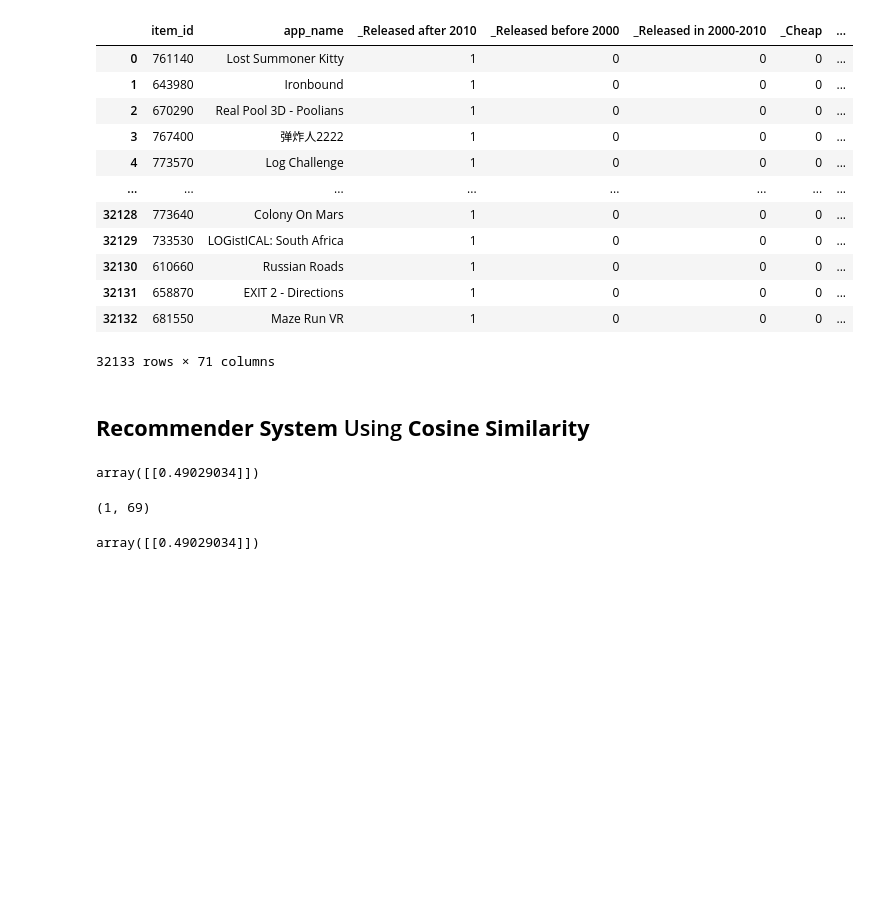
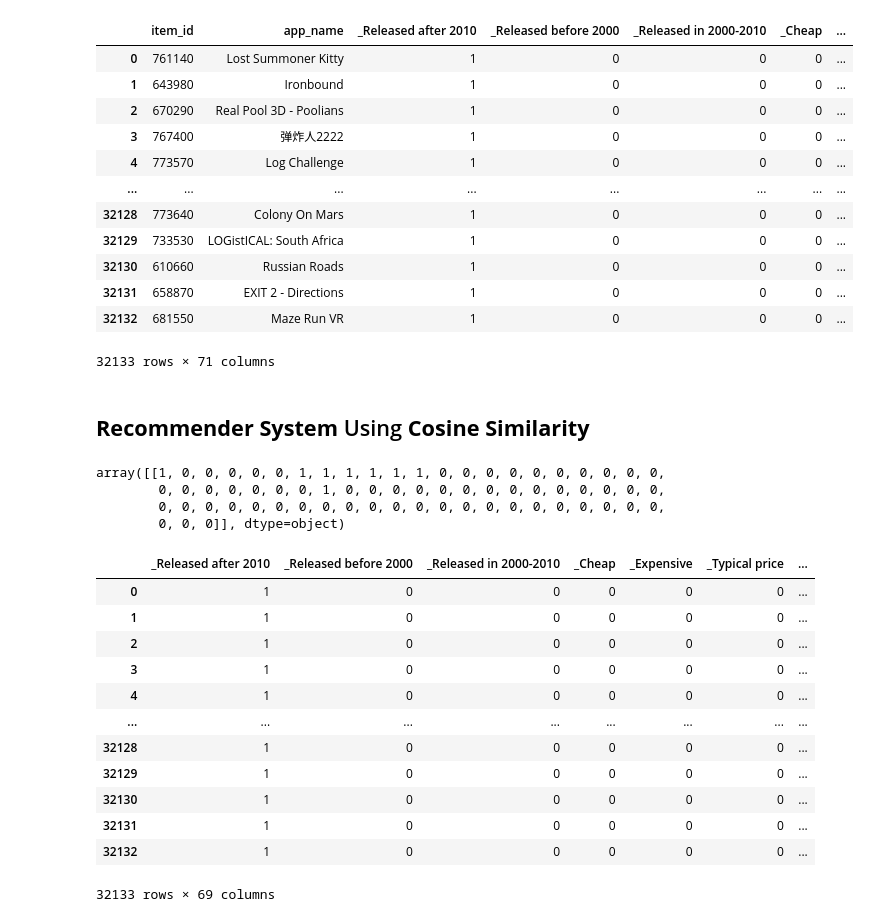
Before and after one commit to Juan-Mendoza00/pi_mlops, a Jupyter notebook: 4.EDA_and_Preprocessing.ipynb, the cells around one changed output. Cells and saved outputs as stored; diff of their text form; code cells hidden in the pictures; blank space fills up the shorter version.

```diff
--- a/4.EDA_and_Preprocessing.ipynb
+++ b/4.EDA_and_Preprocessing.ipynb
@@ -252,3 +263,10 @@ print('Number of unique values:', len(pd.unique(specs)))
 # %% [output]
 Length: 143418
 Number of unique values: 40
+# %%
+from functions.preprocessing import specs_unpacking
+
+specs = specs_unpacking(df_games)
+
+print('Length:', len(specs))
+print('Number of unique values:', len(pd.unique(specs)))
@@ -545,12 +577,25 @@ y = df_games.iloc[1,2:].values.reshape(1,-1)
-# %%
-cosine_similarity(X=x,Y=y)
-# %% [output]
-array([[0.49029034]])
 # %%
-x.shape
+x
 # %% [output]
-(1, 69)
+array([[1, 0, 0, 0, 0, 0, 1, 1, 1, 1, 1, 1, 0, 0, 0, 0, 0, 0, 0, 0, 0, 0,
+        0, 0, 0, 0, 0, 0, 0, 1, 0, 0, 0, 0, 0, 0, 0, 0, 0, 0, 0, 0, 0, 0,
+        0, 0, 0, 0, 0, 0, 0, 0, 0, 0, 0, 0, 0, 0, 0, 0, 0, 0, 0, 0, 0, 0,
+        0, 0, 0]], dtype=object)
-# %%
-cosine_similarity(X=x, Y=y)
-# %% [output]
-array([[0.49029034]])
+# %%
+slice_df = df_games.iloc[:,2:]
+# %%
+slice_df
+# %% [output]
+|  | _Released after 2010 | _Released before 2000 | _Released in 2000-2010 | _Cheap | _Expensive | _Typical price | ... |
+| 0 | 1 | 0 | 0 | 0 | 0 | 0 | ... |
+| 1 | 1 | 0 | 0 | 0 | 0 | 0 | ... |
+| 2 | 1 | 0 | 0 | 0 | 0 | 0 | ... |
+| 3 | 1 | 0 | 0 | 0 | 0 | 0 | ... |
+| 4 | 1 | 0 | 0 | 0 | 0 | 0 | ... |
+| ... | ... | ... | ... | ... | ... | ... | ... |
+| 32128 | 1 | 0 | 0 | 0 | 0 | 0 | ... |
+| 32129 | 1 | 0 | 0 | 0 | 0 | 0 | ... |
+| 32130 | 1 | 0 | 0 | 0 | 0 | 0 | ... |
+| 32131 | 1 | 0 | 0 | 0 | 0 | 0 | ... |
+| 32132 | 1 | 0 | 0 | 0 | 0 | 0 | ... |
+32133 rows × 69 columns
```
Also changed, not shown: parts of 13 cells of this notebook, 7 other files.
